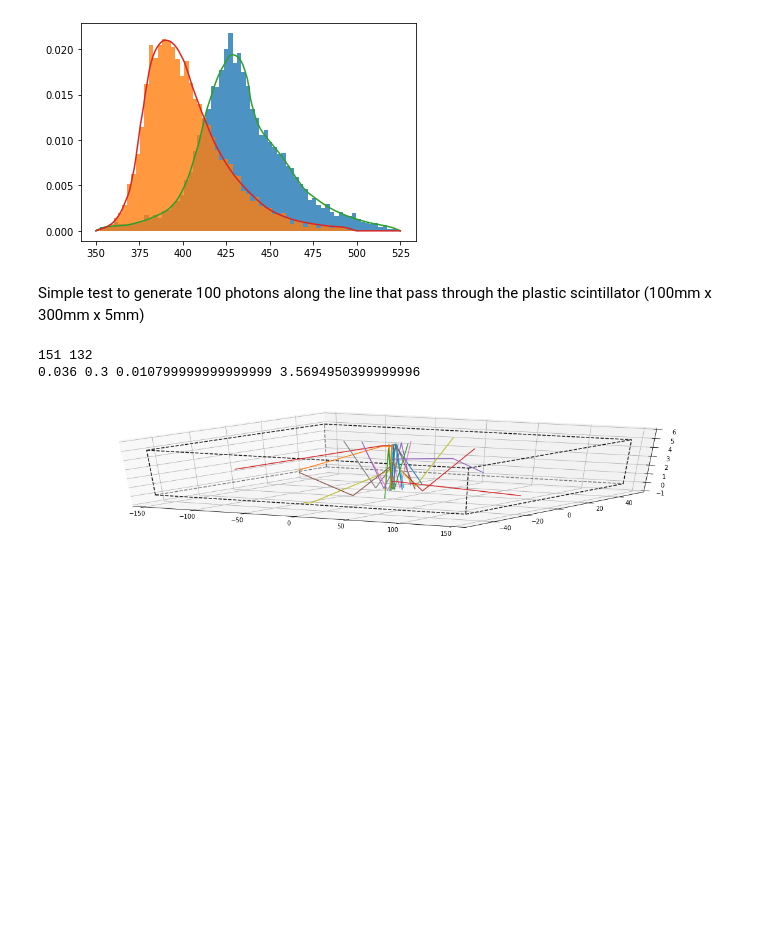
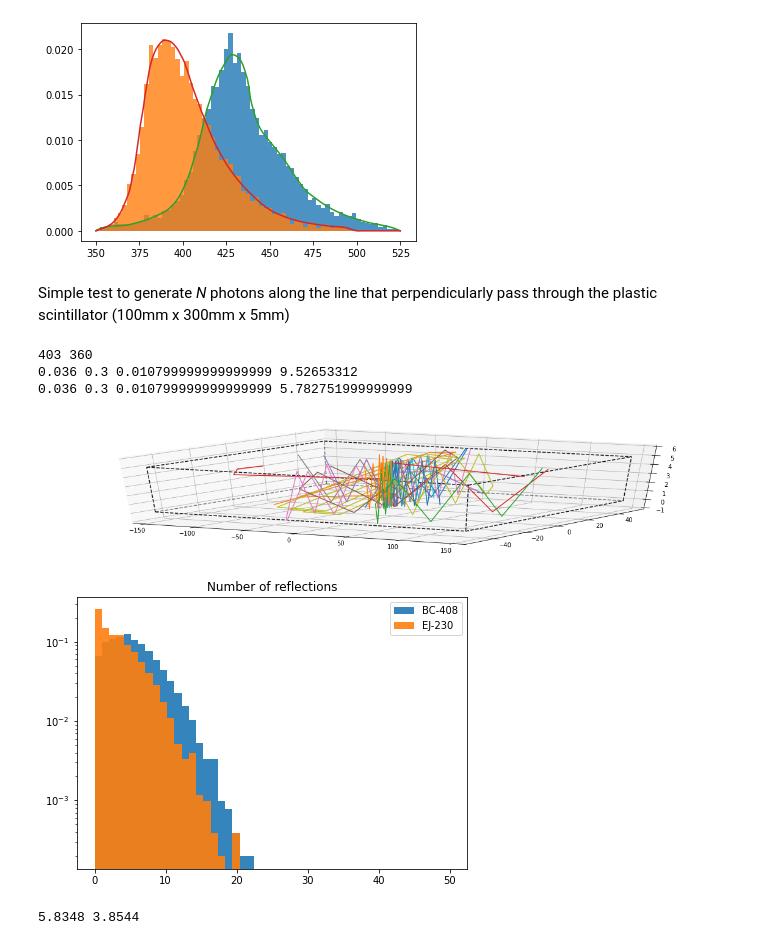
Before and after one commit to yfujii02/work4comet, a Jupyter notebook: SimpleLightPropagationAnalysis.ipynb, the cells around one changed output. Drawn from its saved outputs; the diff is of its cells as text; code cells hidden in the pictures; blank space fills up the shorter version.

Commit message:
Add randomisation for number of reflections per photon.

```diff
--- a/SimpleLightPropagationAnalysis.ipynb
+++ b/SimpleLightPropagationAnalysis.ipynb
@@ -160,7 +160,7 @@ Efficiency for BC= 0.29135831245265426
 Efficiency for EJ= 0.27430326969497476
 [figure]
 # %% [markdown]
-Simple test to generate 100 photons along the line that pass through the plastic scintillator (100mm x 300mm x 5mm)
+Simple test to generate _N_ photons along the line that perpendicularly pass through the plastic scintillator (100mm x 300mm x 5mm)
 # %%
 
 def reflectlines(ox,oy,oz,dx,dy,dz,delta,totlen,nrefmax,xbound,ybound,zbound):
@@ -212,35 +212,85 @@ ax.plot([-150,+150],[+50,+50],[0,0],color='k',ls='--',alpha=0.5)
 ax.plot([-150,+150],[+50,+50],[5,5],color='k',ls='--',alpha=0.9)
 ax.plot([-150,-150],[-50,+50],[0,0],color='k',ls='--',alpha=0.5)
 ax.plot([-150,-150],[-50,+50],[5,5],color='k',ls='--',alpha=0.9)
 ax.plot([-150,-150],[-50,-50],[0,5],color='k',ls='--',alpha=0.9)
 ax.plot([-150,+150],[-50,-50],[0,0],color='k',ls='--',alpha=0.9)
 ax.plot([-150,+150],[-50,-50],[5,5],color='k',ls='--',alpha=0.9)
 ax.plot([+150,+150],[-50,-50],[0,5],color='k',ls='--',alpha=0.9)
 ax.plot([+150,+150],[-50,+50],[0,0],color='k',ls='--',alpha=0.9)
 ax.plot([+150,+150],[-50,+50],[5,5],color='k',ls='--',alpha=0.9)
 ax.plot([+150,+150],[+50,+50],[0,5],color='k',ls='--',alpha=0.9)
 
-narriveZ=[0,0]
+#### Calculate the number of allowed reflections
+def getNumRef(ref):
+    vanish=0
+    prob=ref
+    num=1
+    while vanish==0:
+        rnd=np.random.random()
+        if rnd>prob:
+            vanish=1
+        else:
+            prob = prob*ref
+            num=num+1
+    return num
+
+narriveZ=[0,0,0,0]
 #nev=nprod
 nev=5000
+numRefBC=[]
+numRefEJ=[]
 for i in range(nev):
-    x,y,z,endz=reflectlines(0,rndy[i],0,px[i],py[i],pz[i],0.1,attLength[0]*10,2,[-50,50],[0,5],[-150,150])
+    wl=dataBC[i]
+    ref=fsp2(wl)/100.0 # Use the function for angle=0 just for now
+    nRef=getNumRef(ref)
+    numRefBC.append(nRef)
+    x,y,z,endz=reflectlines(0,rndy[i],0,px[i],py[i],pz[i],0.1,attLength[0]*10,nRef,[-50,50],[0,5],[-150,150])
     if(i%200==0):
         #ax[0].plot(x,y)
         #ax[1].plot(z,y)
         ax.plot(z,x,y)
     if endz[0]==True:
         narriveZ[0]=narriveZ[0]+1
     if endz[1]==True:
         narriveZ[1]=narriveZ[1]+1
 
+    wl=dataEJ[i]
+    ref=fsp2(wl)/100.0 # Use the function for angle=0 just for now
+    nRef=getNumRef(ref)
+    numRefEJ.append(nRef)
+    x,y,z,endz=reflectlines(0,rndy[i],0,px[i],py[i],pz[i],0.1,attLength[0]*10,nRef,[-50,50],[0,5],[-150,150])
+    #if(i%200==0):
+        #ax[0].plot(x,y)
+        #ax[1].plot(z,y)
+        #ax.plot(z,x,y)
+    if endz[0]==True:
+        narriveZ[2]=narriveZ[2]+1
+    if endz[1]==True:
+        narriveZ[3]=narriveZ[3]+1
+
 print(narriveZ[0],narriveZ[1])
 
 nsensors=2
 areaFrac=3*3*nsensors/(100*5)
 pde=0.3
 print(areaFrac,pde,areaFrac*pde,areaFrac*pde*(narriveZ[0]/nev)*dE2L[0])
+print(areaFrac,pde,areaFrac*pde,areaFrac*pde*(narriveZ[2]/nev)*dE2L[1])
+
+fig = plt.figure(figsize=(7,5))
+xbin=np.linspace(0,50,50)
+plt.title('Number of reflections')
+plt.hist(numRefBC,bins=xbin,density=True,alpha=0.9,label='BC-408')
+plt.hist(numRefEJ,bins=xbin,density=True,alpha=0.9,label='EJ-230')
+plt.legend(loc='upper right')
+plt.yscale('Log')
+plt.show()
 # %% [output]
-151 132
-0.036 0.3 0.010799999999999999 3.5694950399999996
+403 360
+0.036 0.3 0.010799999999999999 9.52653312
+0.036 0.3 0.010799999999999999 5.782751999999999
-[figure, old version]
+[figure, new version]
+[figure, added]
+# %%
+print(np.array(numRefBC).mean(),np.array(numRefEJ).mean())
+# %% [output]
+5.8348 3.8544
```
